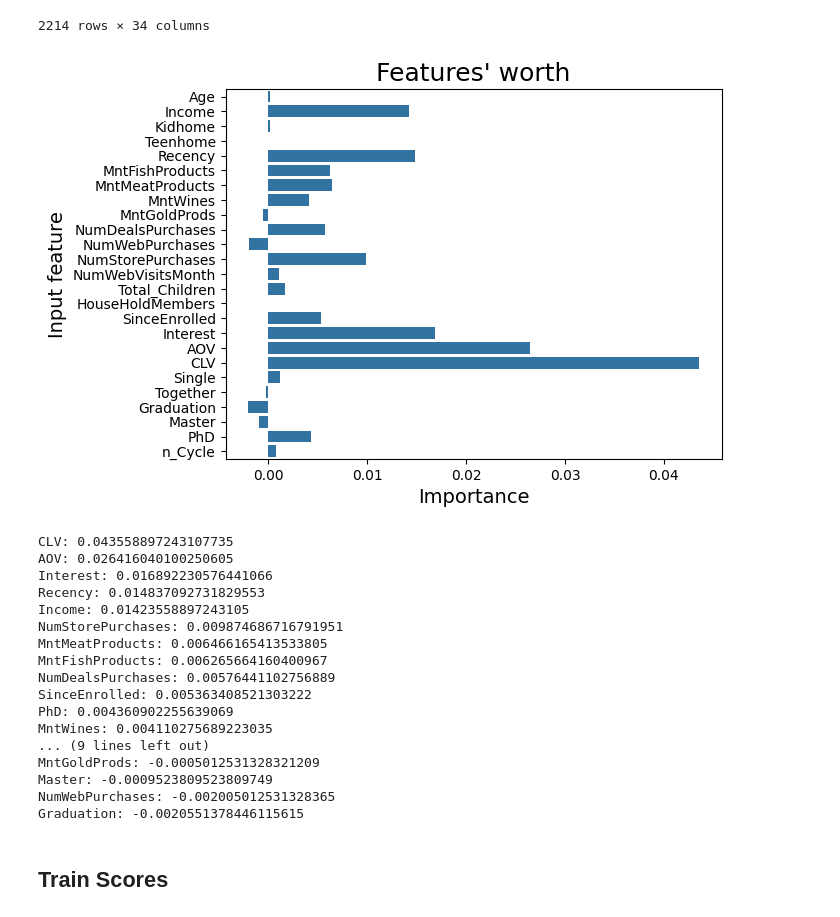
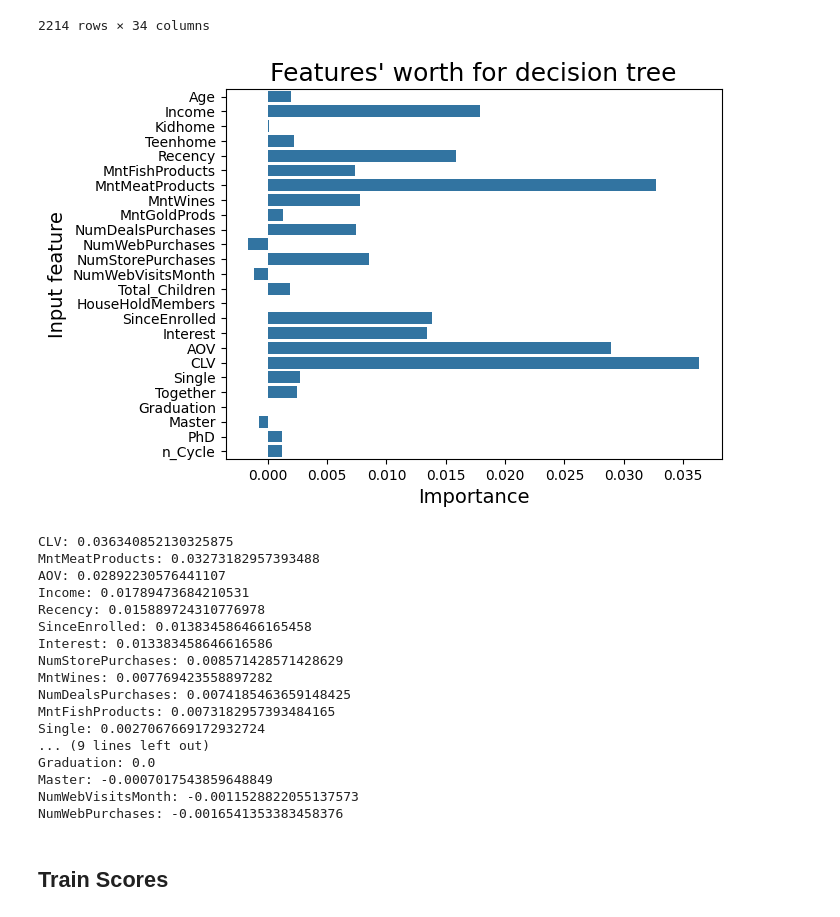
Before and after one commit to LexLorenzo/MachineLearningProjects, a Jupyter notebook: Lab_Exercise_2/decision_trees.ipynb, the cells around one changed output. Cells and saved outputs as stored; diff of their text form; code cells hidden in the pictures.

```diff
--- a/Lab_Exercise_2/decision_trees.ipynb
+++ b/Lab_Exercise_2/decision_trees.ipynb
@@ -125,57 +125,50 @@ X_train_resampled, y_train_resampled = oversampler.fit_resample(X_train, y_train
 # Create a ColumnTransformer for scaling
 from sklearn.compose import ColumnTransformer
 from sklearn.inspection import permutation_importance
 from sklearn.pipeline import Pipeline
 
 
-# Define a ColumnTransformer for scaling
-preprocessor = ColumnTransformer(
-    transformers=[
-        ('num', StandardScaler(), X.columns)
-    ])
-
 # Use a pipeline to include the preprocessing step and the logistic regression model
 pipeline = Pipeline([
-    # ('preprocessor', preprocessor),
     ('classifier', DecisionTreeClassifier())
 ])
 
 # Fit the pipeline
 pipeline.fit(X_train_resampled, y_train_resampled)
 
 # Now, use the pipeline for permutation importance
 result = permutation_importance(pipeline, X_test, y_test, n_repeats=30, random_state=0)
 
 feature_importances = result.importances_mean
 feature_indices = np.argsort(feature_importances)[::-1]
 
 sns.barplot(y=X.columns, x=feature_importances)
-plt.title("Features' worth", fontsize=18)
+plt.title("Features' worth for decision tree", fontsize=18)
 plt.ylabel("Input feature", fontsize=14)
 plt.xlabel("Importance", fontsize=14)
 
 plt.show()
 
 # Print feature importance ranking
 for idx in feature_indices:
     print(f"{X.columns[idx]}: {feature_importances[idx]}")
 # %% [output]
-[figure, old version]
+[figure, new version]
-CLV: 0.043558897243107735
-AOV: 0.026416040100250605
-Interest: 0.016892230576441066
-Recency: 0.014837092731829553
-Income: 0.01423558897243105
-NumStorePurchases: 0.009874686716791951
-MntMeatProducts: 0.006466165413533805
-MntFishProducts: 0.006265664160400967
-NumDealsPurchases: 0.00576441102756889
-SinceEnrolled: 0.005363408521303222
-PhD: 0.004360902255639069
-MntWines: 0.004110275689223035
+CLV: 0.036340852130325875
+MntMeatProducts: 0.03273182957393488
+AOV: 0.02892230576441107
+Income: 0.01789473684210531
+Recency: 0.015889724310776978
+SinceEnrolled: 0.013834586466165458
+Interest: 0.013383458646616586
+NumStorePurchases: 0.008571428571428629
+MntWines: 0.007769423558897282
+NumDealsPurchases: 0.0074185463659148425
+MntFishProducts: 0.0073182957393484165
+Single: 0.0027067669172932724
 ... (9 lines left out)
-MntGoldProds: -0.0005012531328321209
-Master: -0.0009523809523809749
-NumWebPurchases: -0.002005012531328365
-Graduation: -0.0020551378446115615
+Graduation: 0.0
+Master: -0.0007017543859648849
+NumWebVisitsMonth: -0.0011528822055137573
+NumWebPurchases: -0.0016541353383458376
 # %%
```
Also changed, not shown: parts of 3 cells of this notebook, 1 other file.
